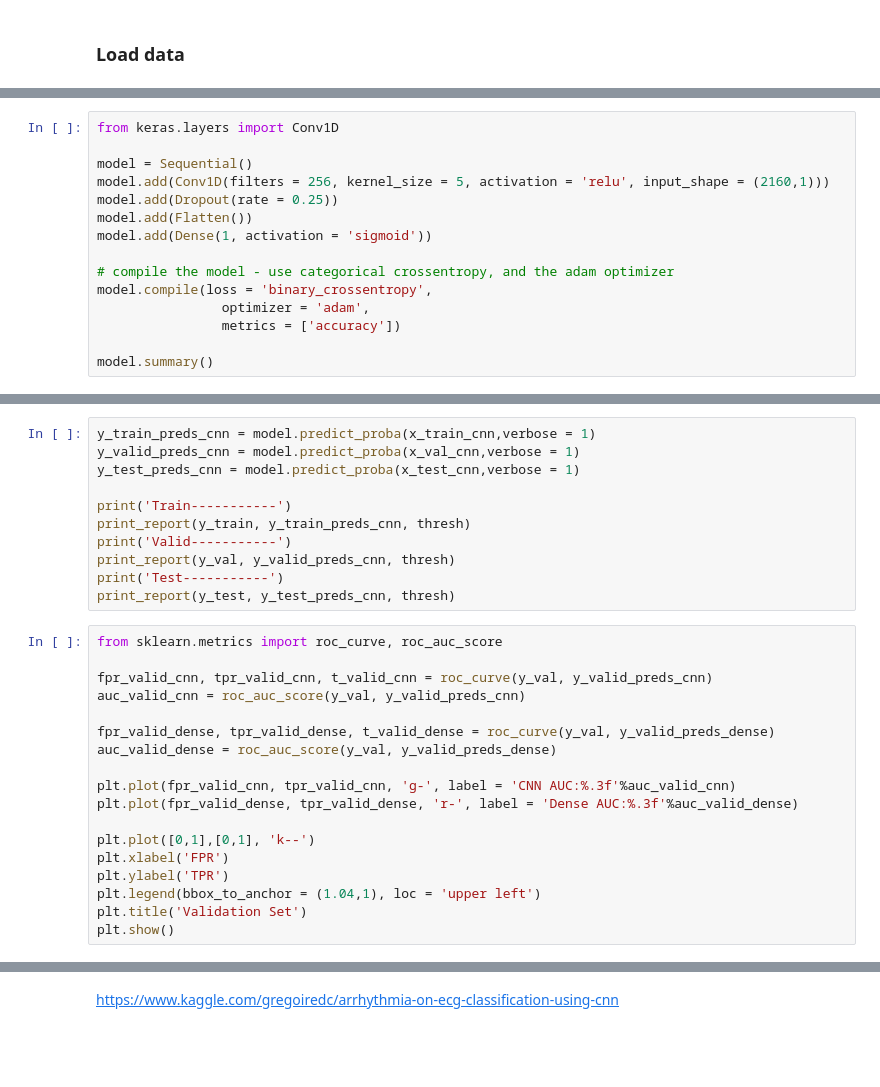
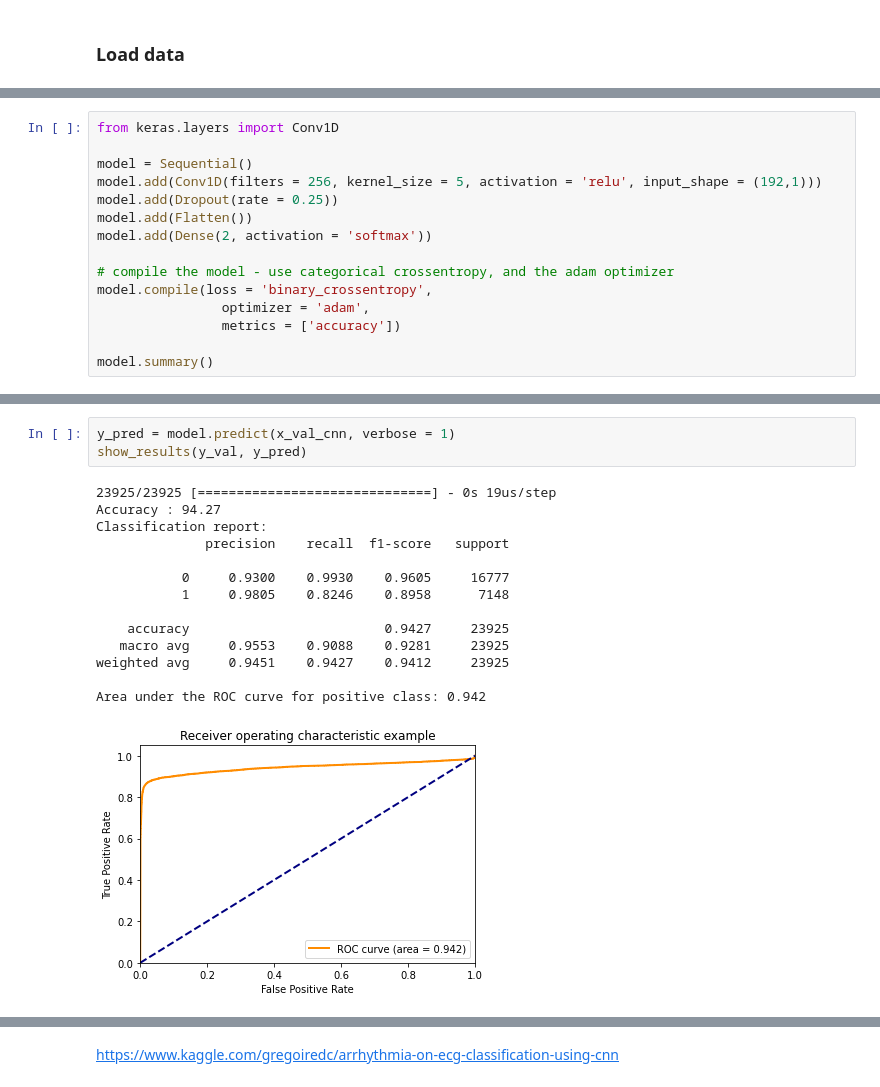
Before and after one commit to hasibzunair/heart-abnormality-detection, a Jupyter notebook: notebooks/train_1D.ipynb, the cells around one changed output, grey strips where cells are left out. Cells and saved outputs as stored; diff of their text form; blank space fills up the shorter version.

Commit message:
metrics added

```diff
--- a/notebooks/train_1D.ipynb
+++ b/notebooks/train_1D.ipynb
@@ -159,10 +180,10 @@ prevalence:0.259
 from keras.layers import Conv1D
 
 model = Sequential()
-model.add(Conv1D(filters = 256, kernel_size = 5, activation = 'relu', input_shape = (2160,1)))
+model.add(Conv1D(filters = 256, kernel_size = 5, activation = 'relu', input_shape = (192,1)))
 model.add(Dropout(rate = 0.25))
 model.add(Flatten())
-model.add(Dense(1, activation = 'sigmoid'))
+model.add(Dense(2, activation = 'softmax'))
 
 # compile the model - use categorical crossentropy, and the adam optimizer
 model.compile(loss = 'binary_crossentropy',
@@ -192,29 +253,18 @@ model.fit(x_train_cnn, y_train,
-# %%
-y_train_preds_cnn = model.predict_proba(x_train_cnn,verbose = 1)
-y_valid_preds_cnn = model.predict_proba(x_val_cnn,verbose = 1)
-y_test_preds_cnn = model.predict_proba(x_test_cnn,verbose = 1)
-
-print('Train-----------')
-print_report(y_train, y_train_preds_cnn, thresh)
-print('Valid-----------')
-print_report(y_val, y_valid_preds_cnn, thresh)
-print('Test-----------')
-print_report(y_test, y_test_preds_cnn, thresh)
-# %%
-from sklearn.metrics import roc_curve, roc_auc_score
-
-fpr_valid_cnn, tpr_valid_cnn, t_valid_cnn = roc_curve(y_val, y_valid_preds_cnn)
-auc_valid_cnn = roc_auc_score(y_val, y_valid_preds_cnn)
-
-fpr_valid_dense, tpr_valid_dense, t_valid_dense = roc_curve(y_val, y_valid_preds_dense)
-auc_valid_dense = roc_auc_score(y_val, y_valid_preds_dense)
-
-plt.plot(fpr_valid_cnn, tpr_valid_cnn, 'g-', label = 'CNN AUC:%.3f'%auc_valid_cnn)
-plt.plot(fpr_valid_dense, tpr_valid_dense, 'r-', label = 'Dense AUC:%.3f'%auc_valid_dense)
-
-plt.plot([0,1],[0,1], 'k--')
-plt.xlabel('FPR')
-plt.ylabel('TPR')
-plt.legend(bbox_to_anchor = (1.04,1), loc = 'upper left')
-plt.title('Validation Set')
-plt.show()
+# %%
+y_pred = model.predict(x_val_cnn, verbose = 1)
+show_results(y_val, y_pred)
+# %% [output]
+23925/23925 [==============================] - 0s 19us/step
+Accuracy : 94.27
+Classification report:
+              precision    recall  f1-score   support
+
+           0     0.9300    0.9930    0.9605     16777
+           1     0.9805    0.8246    0.8958      7148
+
+    accuracy                         0.9427     23925
+   macro avg     0.9553    0.9088    0.9281     23925
+weighted avg     0.9451    0.9427    0.9412     23925
+
+Area under the ROC curve for positive class: 0.942
+[figure, added]
```
Also changed, not shown: parts of 24 cells of this notebook, 1 other file.
